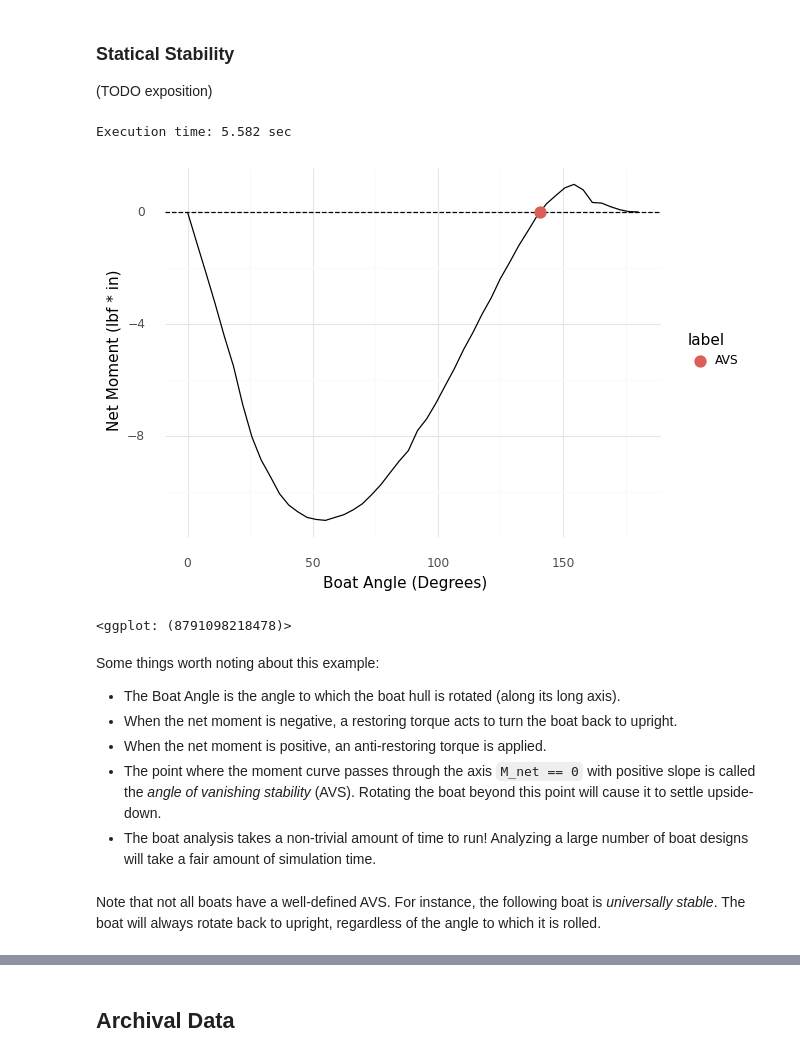
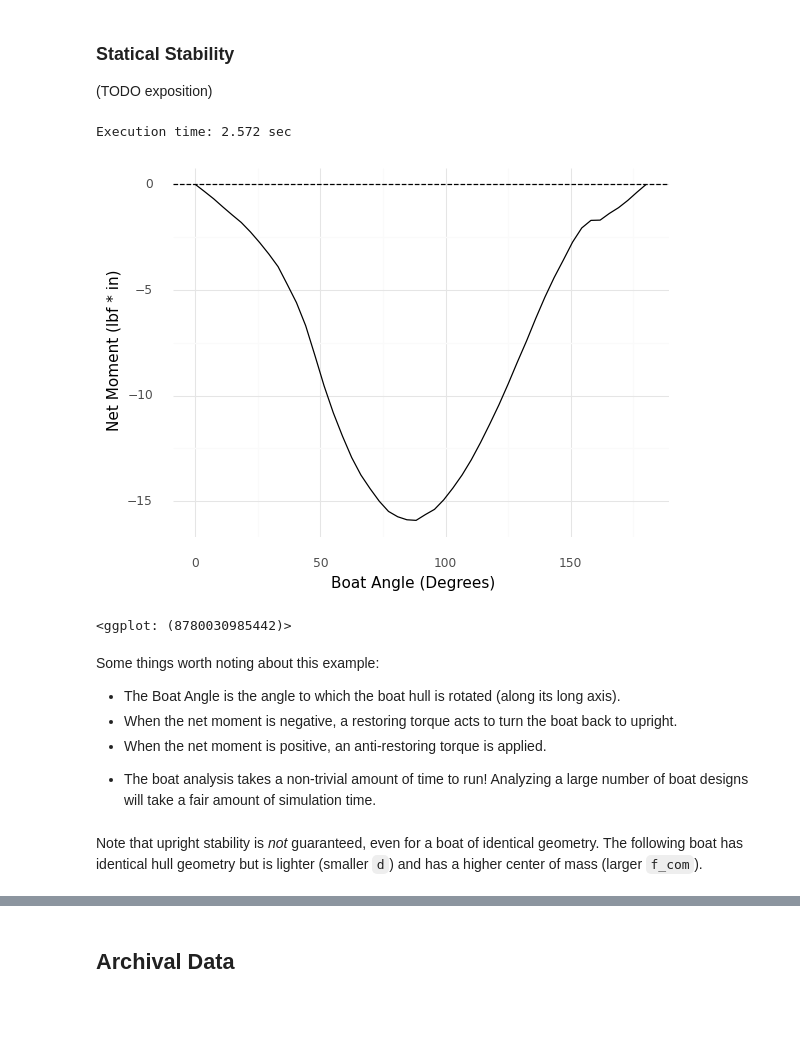
Before and after one commit to zdelrosario/evc-course, a Jupyter notebook: challenges/c04-boats-master.ipynb, the cells around one changed output, grey strips where cells are left out. Saved outputs shown, nothing was run; the diff lists cells and outputs as text; code cells hidden in the pictures; blank space fills up the shorter version.

```diff
--- a/challenges/c04-boats-master.ipynb
+++ b/challenges/c04-boats-master.ipynb
@@ -24,45 +24,39 @@ import boat_utils as boat
 # %%
 # NOTE: No need to edit; this will analyze an example boat
 t0 = time.time()
-v_design = [1.5, 3.0, 2.0, 0.50, 0.35]
+v_design = [2.5, 3.0, 2.0, 0.30, 0.35]
 df_example = boat.fun_moment(v_design)
-avs_example = boat.fun_avs(v_design)
 t1 = time.time()
 print("Execution time: {0:4.3f} sec".format(t1 - t0))
 
 (
     # Visualize the moment curve
     df_example
     >> gr.ggplot(gr.aes("angle * 180/3.14", "M_net"))
     + gr.geom_hline(yintercept=0, linetype="dashed")
     + gr.geom_line()
-    + gr.geom_point(
-        data=gr.df_make(angle=avs_example, M_net=0, label="AVS"),
-        mapping=gr.aes(color="label"),
-        size=4,
-    )
 
     + gr.scale_color_discrete(name=None)
     + gr.theme_minimal()
     + gr.labs(
         x="Boat Angle (Degrees)",
         y="Net Moment (lbf * in)",
     )
 )
 # %% [output]
-Execution time: 5.582 sec
+Execution time: 2.572 sec
-[figure, old version]
+[figure, new version]
-<ggplot: (8791098218478)>
+<ggplot: (8780030985442)>
 # %% [markdown]
 Some things worth noting about this example:
 
 - The Boat Angle is the angle to which the boat hull is rotated (along its long axis).
 - When the net moment is negative, a restoring torque acts to turn the boat back to upright.
 - When the net moment is positive, an anti-restoring torque is applied.
-- The point where the moment curve passes through the axis `M_net == 0` with positive slope is called the *angle of vanishing stability* (AVS). Rotating the boat beyond this point will cause it to settle upside-down.
+<!-- - The point where the moment curve passes through the axis `M_net == 0` with positive slope is called the *angle of vanishing stability* (AVS). Rotating the boat beyond this point will cause it to settle upside-down. -->
 - The boat analysis takes a non-trivial amount of time to run! Analyzing a large number of boat designs will take a fair amount of simulation time.
-# %% [markdown]
-Note that not all boats have a well-defined AVS. For instance, the following boat is *universally stable*. The boat will always rotate back to upright, regardless of the angle to which it is rolled.
+# %% [markdown]
+Note that upright stability is *not* guaranteed, even for a boat of identical geometry. The following boat has identical hull geometry but is lighter (smaller `d`) and has a higher center of mass (larger `f_com`).
 # %%
 # NOTE: No need to edit; this will analyze an example boat
 t0 = time.time()
```
Also changed, not shown: parts of 27 cells of this notebook, 1 other file.
